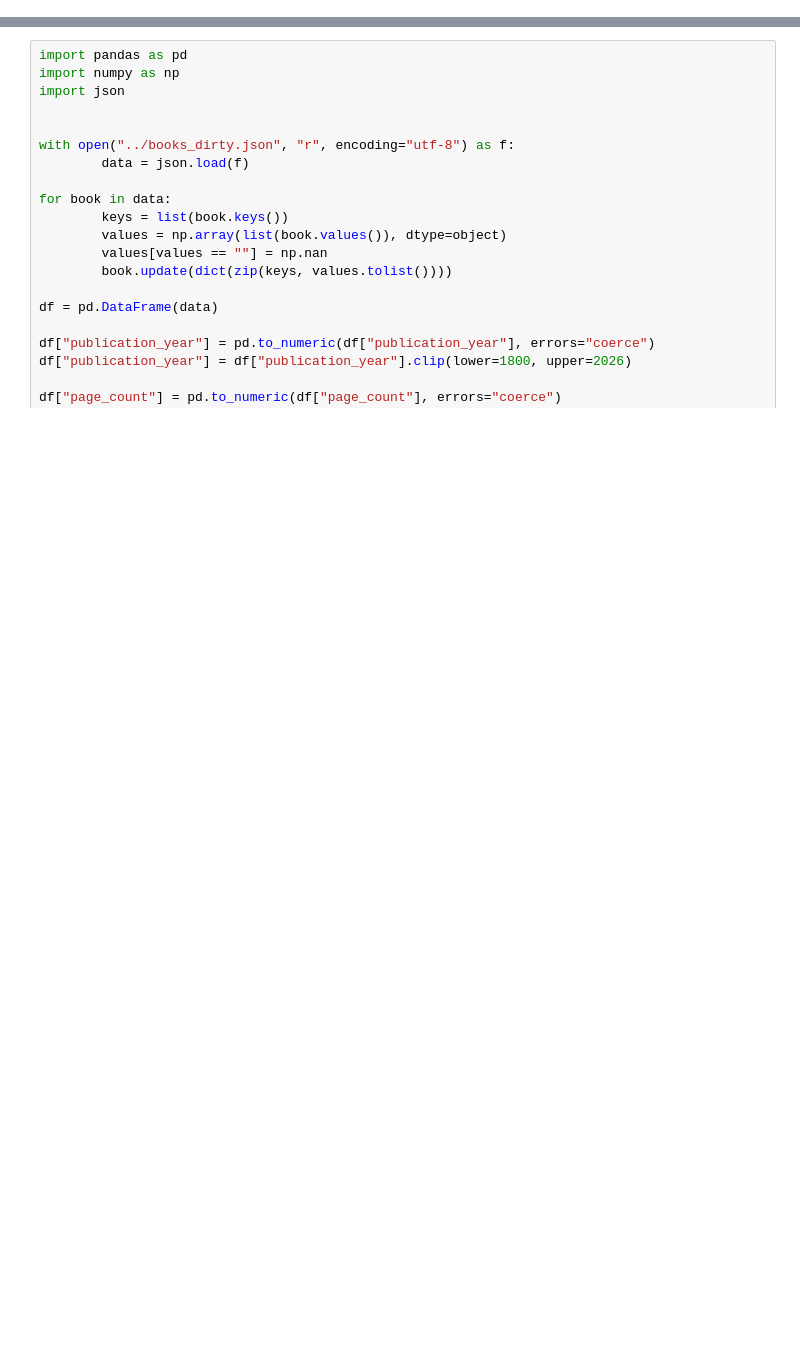
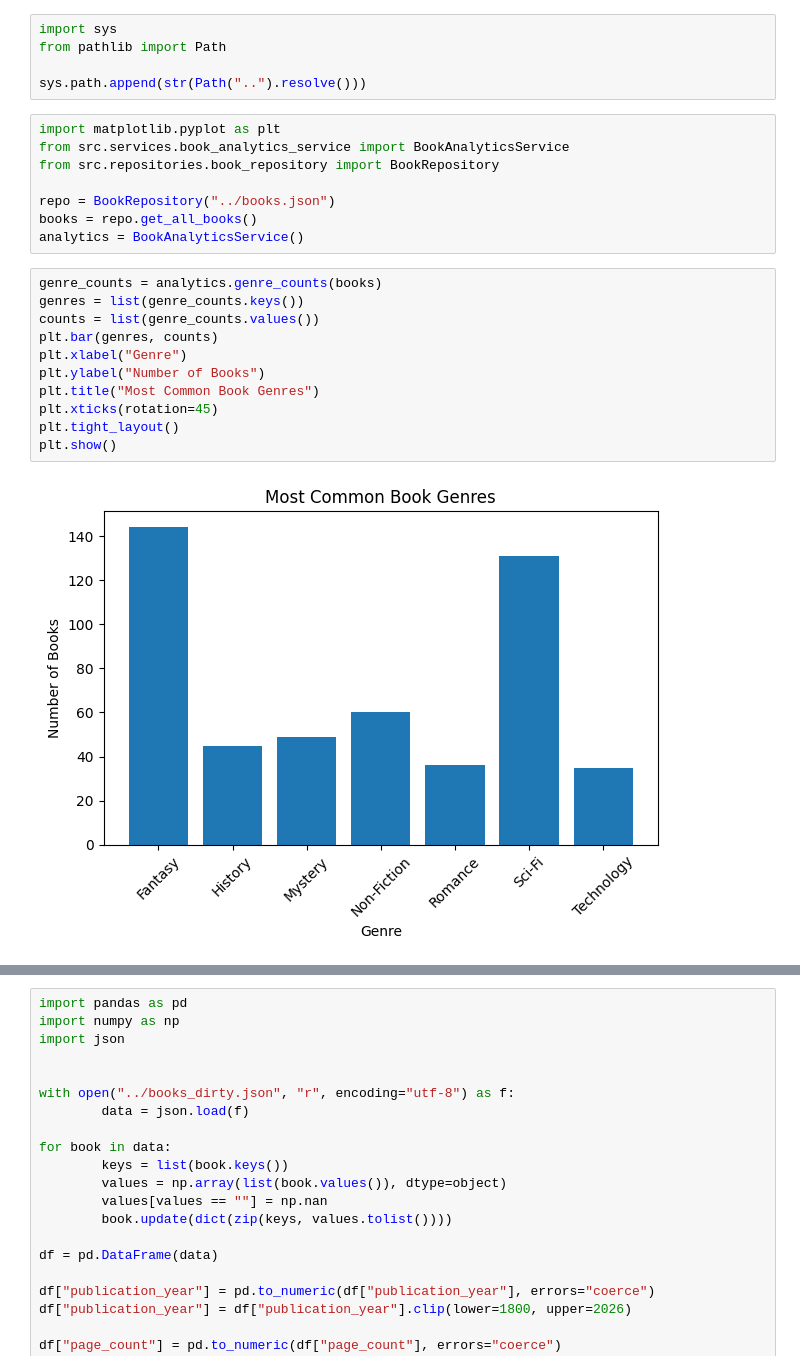
Before and after one commit to n-hussain/Revature_Project_One, a Jupyter notebook: notebook/notes.ipynb, the cells around one changed output, grey strips where cells are left out. Saved outputs shown, nothing was run; the diff lists cells and outputs as text; blank space fills up the shorter version.

```diff
--- a/notebook/notes.ipynb
+++ b/notebook/notes.ipynb
@@ -0,0 +1,26 @@
+# %%
+import sys
+from pathlib import Path
+
+sys.path.append(str(Path("..").resolve()))
+# %%
+import matplotlib.pyplot as plt
+from src.services.book_analytics_service import BookAnalyticsService
+from src.repositories.book_repository import BookRepository
+
+repo = BookRepository("../books.json")
+books = repo.get_all_books()
+analytics = BookAnalyticsService()
+# %%
+genre_counts = analytics.genre_counts(books)
+genres = list(genre_counts.keys())
+counts = list(genre_counts.values())
+plt.bar(genres, counts)
+plt.xlabel("Genre")
+plt.ylabel("Number of Books")
+plt.title("Most Common Book Genres")
+plt.xticks(rotation=45)
+plt.tight_layout()
+plt.show()
+# %% [output]
+[figure, added]
```
Also changed, not shown: parts of 5 cells of this notebook, 14 other files.
